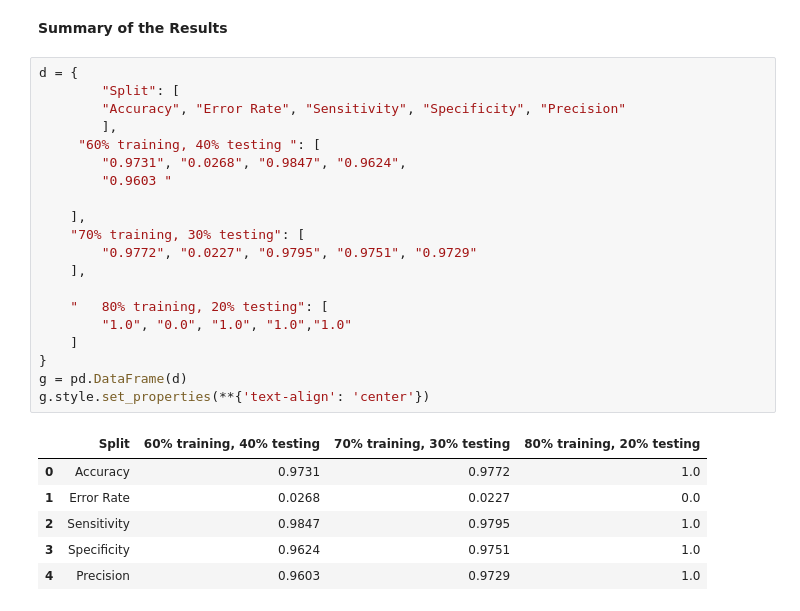
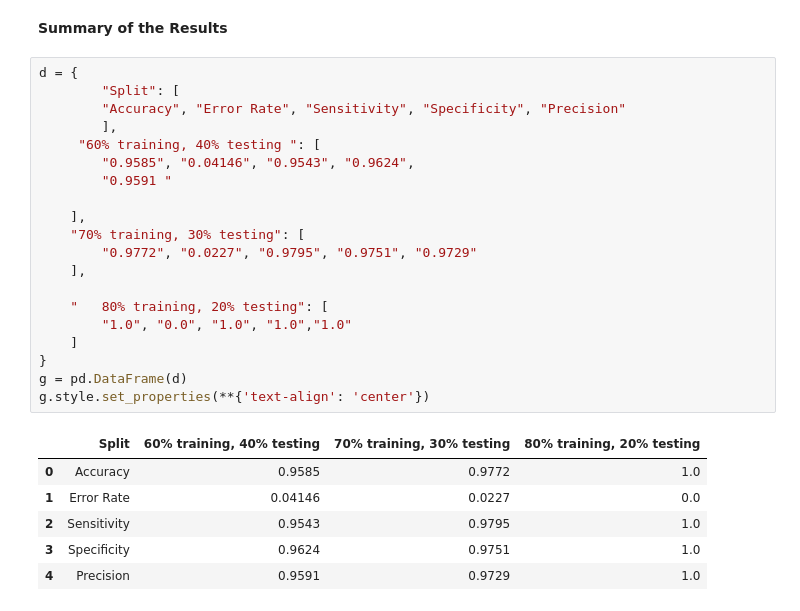
Before and after one commit to Aseel533/try, a Jupyter notebook: phase3.ipynb, the cells around one changed output. Saved outputs shown, nothing was run; the diff lists cells and outputs as text.

```diff
--- a/phase3.ipynb
+++ b/phase3.ipynb
@@ -505,30 +486,30 @@ Precision: 1.0
 # %%
 d = {
         "Split": [
         "Accuracy", "Error Rate", "Sensitivity", "Specificity", "Precision"
         ],
      "60% training, 40% testing	": [
-        "0.9731", "0.0268", "0.9847", "0.9624",
-        "0.9603 "
+        "0.9585", "0.04146", "0.9543", "0.9624",
+        "0.9591 "
 
     ],
     "70% training, 30% testing": [
         "0.9772", "0.0227", "0.9795", "0.9751", "0.9729"
     ],
 
     "	80% training, 20% testing": [
         "1.0", "0.0", "1.0", "1.0","1.0"
     ]
 }
 g = pd.DataFrame(d)
 g.style.set_properties(**{'text-align': 'center'})
 # %% [output]
 |  | Split | 60% training, 40% testing | 70% training, 30% testing | 80% training, 20% testing |
-| 0 | Accuracy | 0.9731 | 0.9772 | 1.0 |
-| 1 | Error Rate | 0.0268 | 0.0227 | 0.0 |
-| 2 | Sensitivity | 0.9847 | 0.9795 | 1.0 |
+| 0 | Accuracy | 0.9585 | 0.9772 | 1.0 |
+| 1 | Error Rate | 0.04146 | 0.0227 | 0.0 |
+| 2 | Sensitivity | 0.9543 | 0.9795 | 1.0 |
 | 3 | Specificity | 0.9624 | 0.9751 | 1.0 |
-| 4 | Precision | 0.9603 | 0.9729 | 1.0 |
+| 4 | Precision | 0.9591 | 0.9729 | 1.0 |
 # %% [markdown]
 Evaluation of Models
 
```
Also changed, not shown: parts of 6 cells of this notebook.
